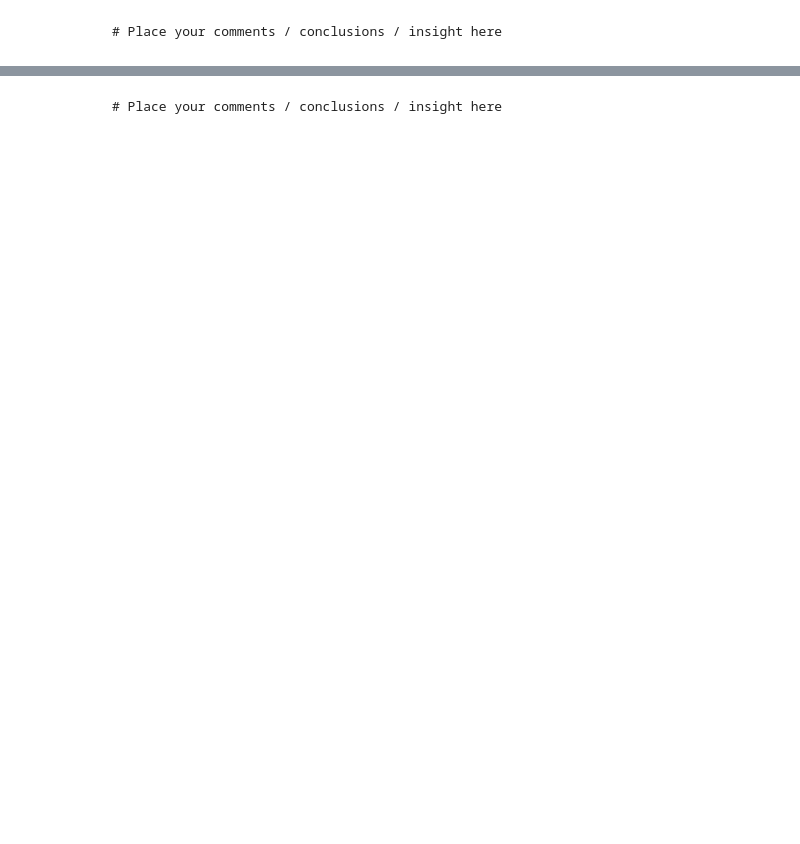
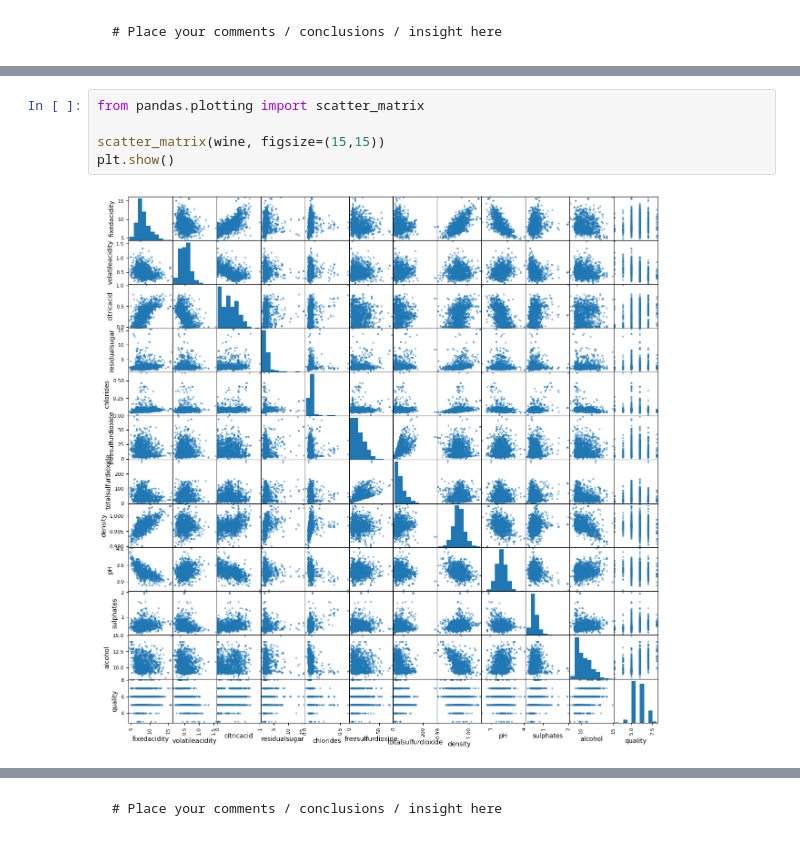
Before and after one commit to yannick1203/AIS_Group2, a Jupyter notebook: Assignment1/Code/PartA/Assignment1_PART_A.ipynb, the cells around one changed output, grey strips where cells are left out. Drawn from its saved outputs; the diff is of its cells as text; blank space fills up the shorter version.

```diff
--- a/Assignment1/Code/PartA/Assignment1_PART_A.ipynb
+++ b/Assignment1/Code/PartA/Assignment1_PART_A.ipynb
@@ -53,0 +165,7 @@ wine = datasets.load_wine()
+# %%
+from pandas.plotting import scatter_matrix
+
+scatter_matrix(wine, figsize=(15,15))
+plt.show()
+# %% [output]
+[figure, added]
```
Also changed, not shown: parts of 43 cells of this notebook, 1 other file.
